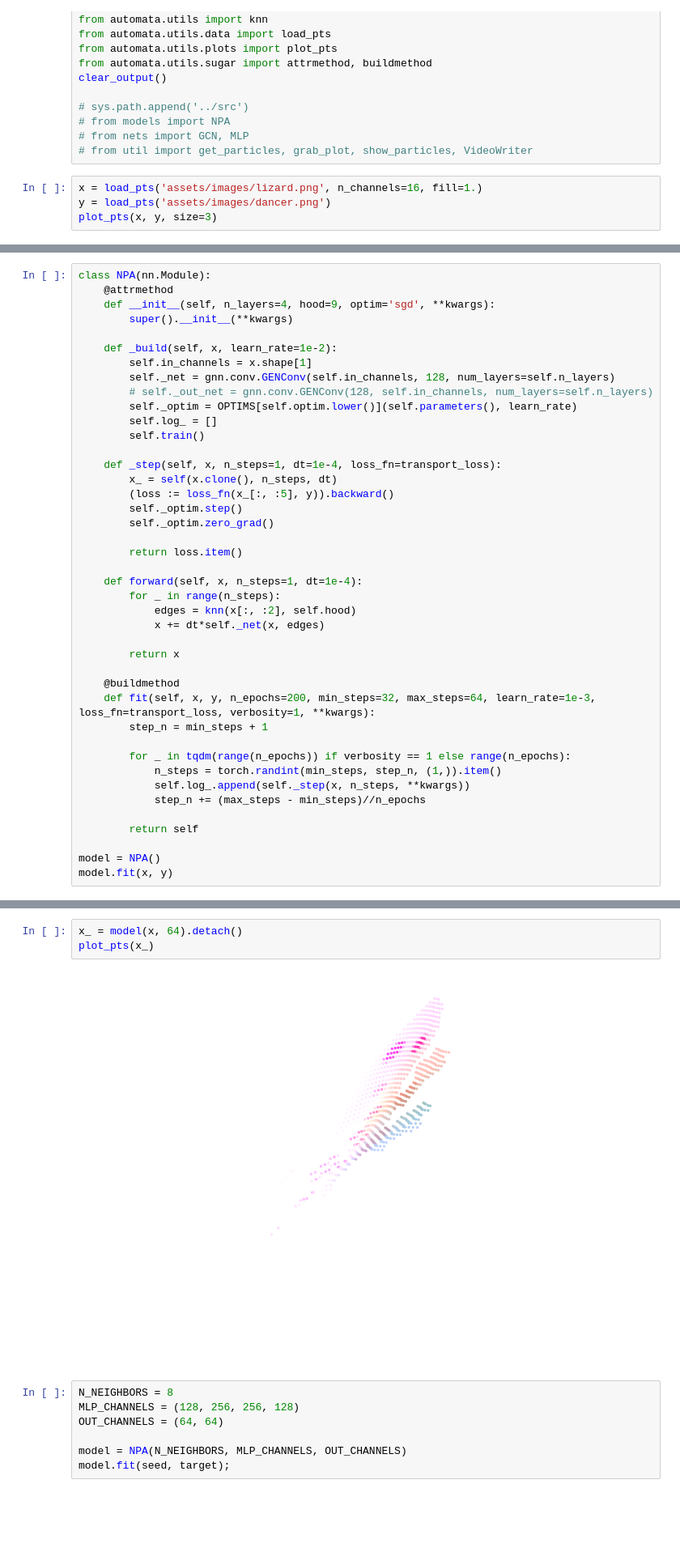
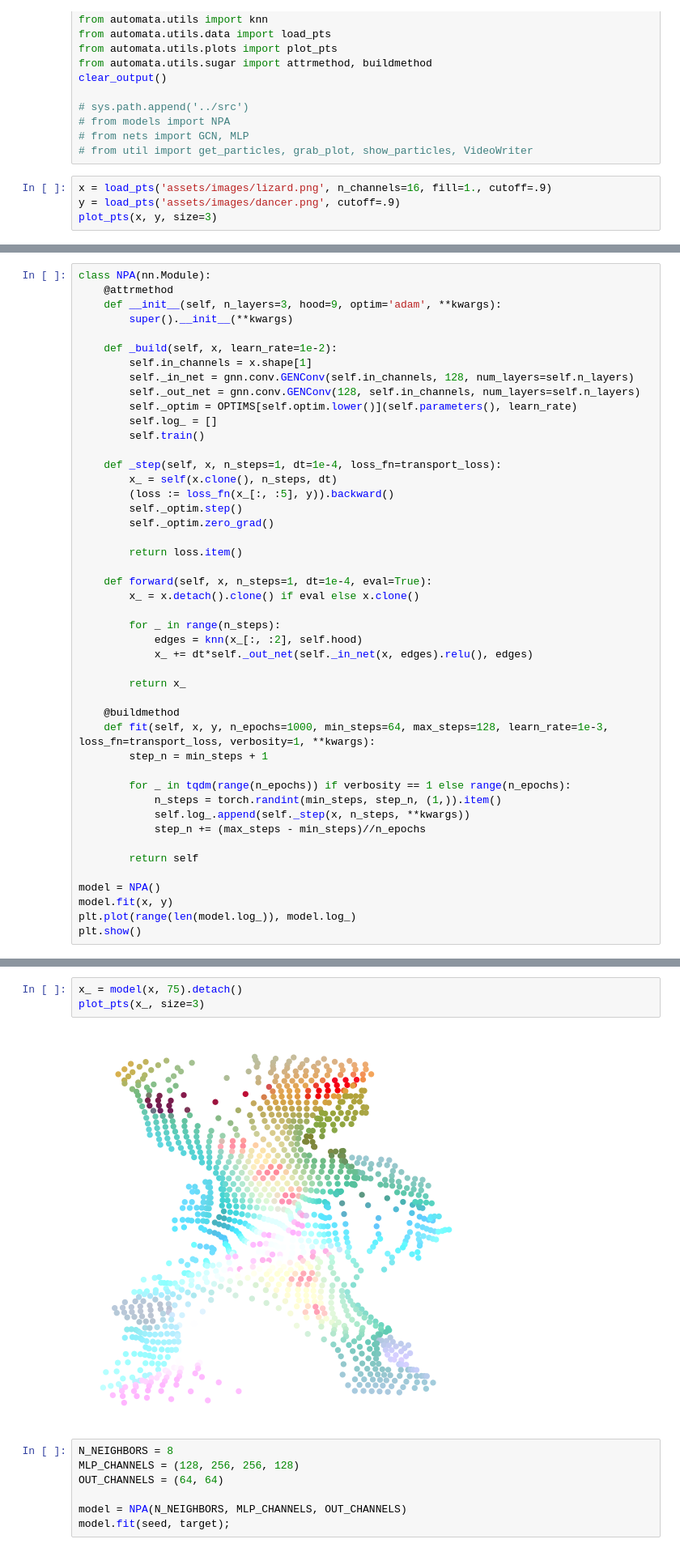
Before and after one commit to craigfouts/automata, a Jupyter notebook: notebooks/sandbox.ipynb, the cells around one changed output, grey strips where cells are left out. Shown at 81% size. Drawn from its saved outputs; the diff is of its cells as text; blank space fills up the shorter version.

```diff
--- a/notebooks/sandbox.ipynb
+++ b/notebooks/sandbox.ipynb
@@ -25,7 +25,7 @@ clear_output()
 # from nets import GCN, MLP
 # from util import get_particles, grab_plot, show_particles, VideoWriter
 # %%
-x = load_pts('assets/images/lizard.png', n_channels=16, fill=1.)
-y = load_pts('assets/images/dancer.png')
+x = load_pts('assets/images/lizard.png', n_channels=16, fill=1., cutoff=.9)
+y = load_pts('assets/images/dancer.png', cutoff=.9)
 plot_pts(x, y, size=3)
 # %% [output]
@@ -33,13 +33,13 @@ plot_pts(x, y, size=3)
 # %%
 class NPA(nn.Module):
     @attrmethod
-    def __init__(self, n_layers=4, hood=9, optim='sgd', **kwargs):
+    def __init__(self, n_layers=3, hood=9, optim='adam', **kwargs):
         super().__init__(**kwargs)
 
     def _build(self, x, learn_rate=1e-2):
         self.in_channels = x.shape[1]
-        self._net = gnn.conv.GENConv(self.in_channels, 128, num_layers=self.n_layers)
-        # self._out_net = gnn.conv.GENConv(128, self.in_channels, num_layers=self.n_layers)
+        self._in_net = gnn.conv.GENConv(self.in_channels, 128, num_layers=self.n_layers)
+        self._out_net = gnn.conv.GENConv(128, self.in_channels, num_layers=self.n_layers)
         self._optim = OPTIMS[self.optim.lower()](self.parameters(), learn_rate)
         self.log_ = []
         self.train()
@@ -52,15 +52,17 @@ class NPA(nn.Module):
 
         return loss.item()
 
-    def forward(self, x, n_steps=1, dt=1e-4):
+    def forward(self, x, n_steps=1, dt=1e-4, eval=True):
+        x_ = x.detach().clone() if eval else x.clone()
+
         for _ in range(n_steps):
-            edges = knn(x[:, :2], self.hood)
-            x += dt*self._net(x, edges)
+            edges = knn(x_[:, :2], self.hood)
+            x_ += dt*self._out_net(self._in_net(x, edges).relu(), edges)
 
-        return x
+        return x_
 
     @buildmethod
-    def fit(self, x, y, n_epochs=200, min_steps=32, max_steps=64, learn_rate=1e-3, loss_fn=transport_loss, verbosity=1, **kwargs):
+    def fit(self, x, y, n_epochs=1000, min_steps=64, max_steps=128, learn_rate=1e-3, loss_fn=transport_loss, verbosity=1, **kwargs):
         step_n = min_steps + 1
 
         for _ in tqdm(range(n_epochs)) if verbosity == 1 else range(n_epochs):
@@ -72,4 +74,6 @@ class NPA(nn.Module):
 
 model = NPA()
 model.fit(x, y)
+plt.plot(range(len(model.log_)), model.log_)
+plt.show()
 # %% [output]
@@ -84,8 +81,8 @@ plt.show()
 # %%
-x_ = model(x, 64).detach()
-plot_pts(x_)
+x_ = model(x, 75).detach()
+plot_pts(x_, size=3)
 # %% [output]
-[figure, old version]
+[figure, new version]
 # %%
 N_NEIGHBORS = 8
 MLP_CHANNELS = (128, 256, 256, 128)
```
Also changed, not shown: parts of 3 cells of this notebook, 1 other file.
